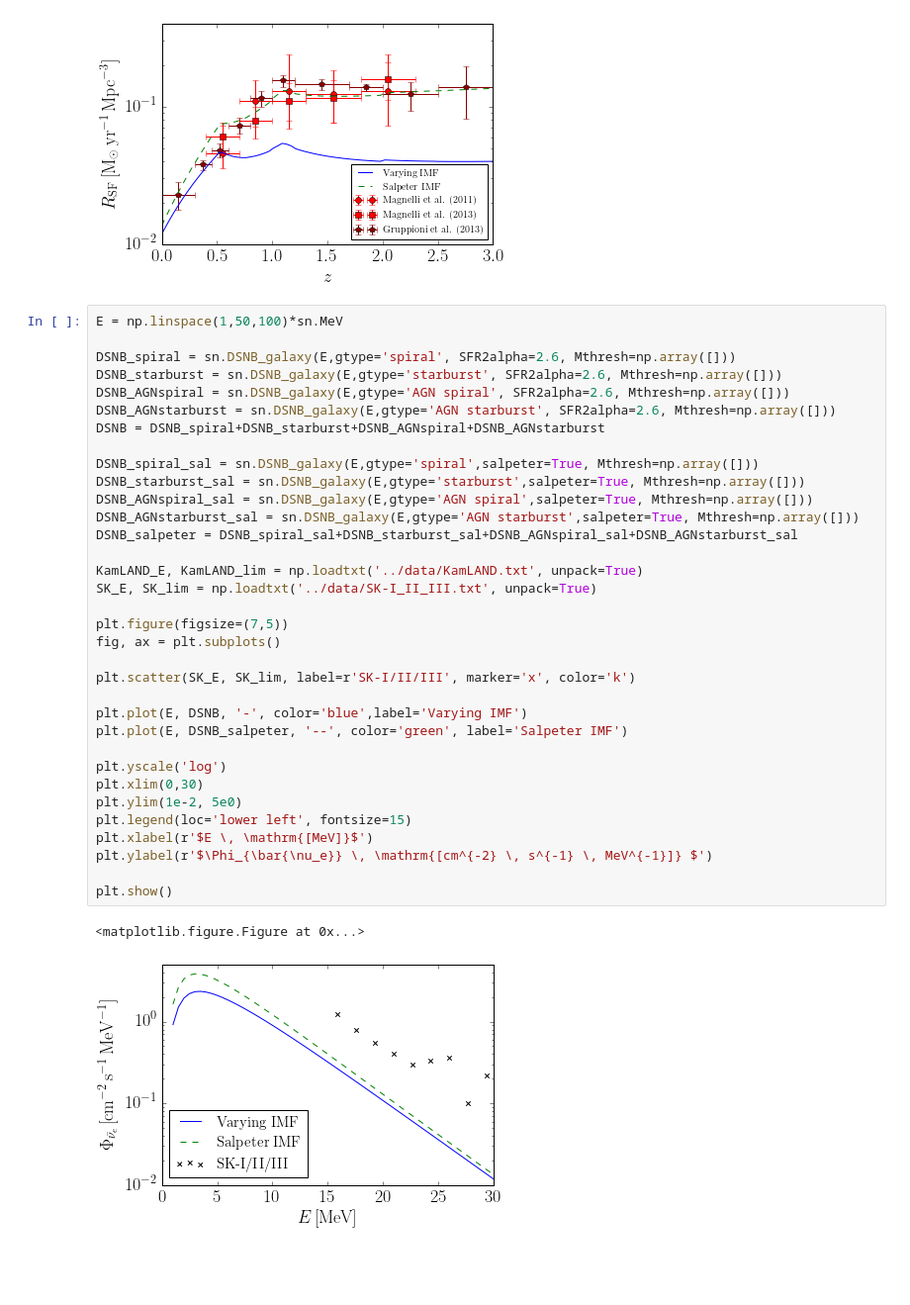
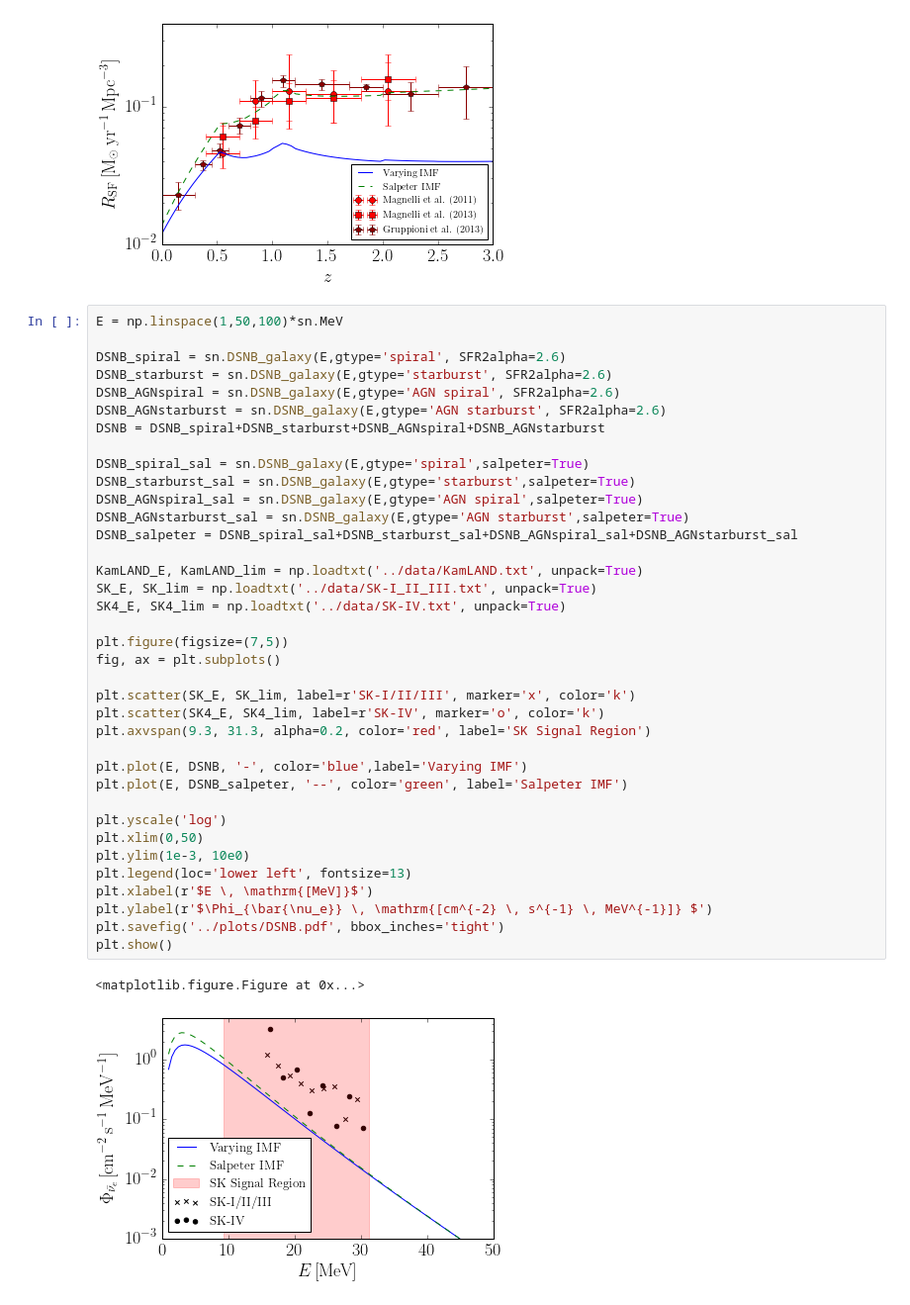
Before and after one commit to joshziegler/DSNB, a Jupyter notebook: Python Code/DSNB_plots.ipynb, the cells around one changed output. Shown at 99% size. Saved outputs shown, nothing was run; the diff lists cells and outputs as text; blank space fills up the shorter version.

```diff
--- a/Python Code/DSNB_plots.ipynb
+++ b/Python Code/DSNB_plots.ipynb
@@ -258,37 +258,40 @@ plt.show()
 # %%
 E = np.linspace(1,50,100)*sn.MeV
 
-DSNB_spiral = sn.DSNB_galaxy(E,gtype='spiral', SFR2alpha=2.6, Mthresh=np.array([]))
-DSNB_starburst = sn.DSNB_galaxy(E,gtype='starburst', SFR2alpha=2.6, Mthresh=np.array([]))
-DSNB_AGNspiral = sn.DSNB_galaxy(E,gtype='AGN spiral', SFR2alpha=2.6, Mthresh=np.array([]))
-DSNB_AGNstarburst = sn.DSNB_galaxy(E,gtype='AGN starburst', SFR2alpha=2.6, Mthresh=np.array([]))
+DSNB_spiral = sn.DSNB_galaxy(E,gtype='spiral', SFR2alpha=2.6)
+DSNB_starburst = sn.DSNB_galaxy(E,gtype='starburst', SFR2alpha=2.6)
+DSNB_AGNspiral = sn.DSNB_galaxy(E,gtype='AGN spiral', SFR2alpha=2.6)
+DSNB_AGNstarburst = sn.DSNB_galaxy(E,gtype='AGN starburst', SFR2alpha=2.6)
 DSNB = DSNB_spiral+DSNB_starburst+DSNB_AGNspiral+DSNB_AGNstarburst
 
-DSNB_spiral_sal = sn.DSNB_galaxy(E,gtype='spiral',salpeter=True, Mthresh=np.array([]))
-DSNB_starburst_sal = sn.DSNB_galaxy(E,gtype='starburst',salpeter=True, Mthresh=np.array([]))
-DSNB_AGNspiral_sal = sn.DSNB_galaxy(E,gtype='AGN spiral',salpeter=True, Mthresh=np.array([]))
-DSNB_AGNstarburst_sal = sn.DSNB_galaxy(E,gtype='AGN starburst',salpeter=True, Mthresh=np.array([]))
+DSNB_spiral_sal = sn.DSNB_galaxy(E,gtype='spiral',salpeter=True)
+DSNB_starburst_sal = sn.DSNB_galaxy(E,gtype='starburst',salpeter=True)
+DSNB_AGNspiral_sal = sn.DSNB_galaxy(E,gtype='AGN spiral',salpeter=True)
+DSNB_AGNstarburst_sal = sn.DSNB_galaxy(E,gtype='AGN starburst',salpeter=True)
 DSNB_salpeter = DSNB_spiral_sal+DSNB_starburst_sal+DSNB_AGNspiral_sal+DSNB_AGNstarburst_sal
 
 KamLAND_E, KamLAND_lim = np.loadtxt('../data/KamLAND.txt', unpack=True)
 SK_E, SK_lim = np.loadtxt('../data/SK-I_II_III.txt', unpack=True)
+SK4_E, SK4_lim = np.loadtxt('../data/SK-IV.txt', unpack=True)
 
 plt.figure(figsize=(7,5))
 fig, ax = plt.subplots()
 
 plt.scatter(SK_E, SK_lim, label=r'SK-I/II/III', marker='x', color='k')
+plt.scatter(SK4_E, SK4_lim, label=r'SK-IV', marker='o', color='k')
+plt.axvspan(9.3, 31.3, alpha=0.2, color='red', label='SK Signal Region')
 
 plt.plot(E, DSNB, '-', color='blue',label='Varying IMF')
 plt.plot(E, DSNB_salpeter, '--', color='green', label='Salpeter IMF')
 
 plt.yscale('log')
-plt.xlim(0,30)
-plt.ylim(1e-2, 5e0)
-plt.legend(loc='lower left', fontsize=15)
+plt.xlim(0,50)
+plt.ylim(1e-3, 10e0)
+plt.legend(loc='lower left', fontsize=13)
 plt.xlabel(r'$E \, \mathrm{[MeV]}$')
 plt.ylabel(r'$\Phi_{\bar{\nu_e}} \, \mathrm{[cm^{-2} \, s^{-1} \, MeV^{-1}]} $')
-
+plt.savefig('../plots/DSNB.pdf', bbox_inches='tight')
 plt.show()
 # %% [output]
 <matplotlib.figure.Figure at 0x...>
-[figure, old version]
+[figure, new version]
```
Also changed, not shown: parts of 2 cells of this notebook, 2 other files.
